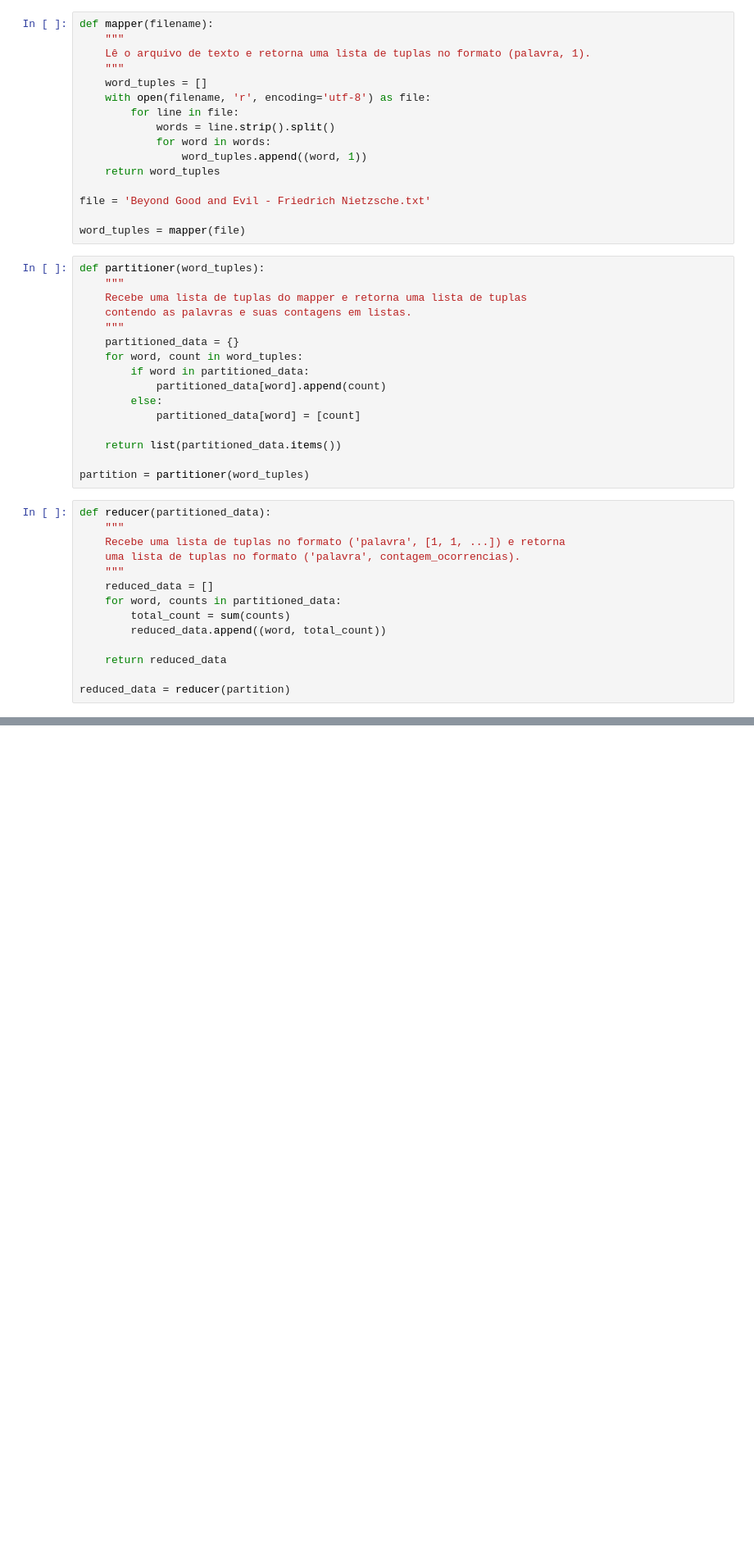
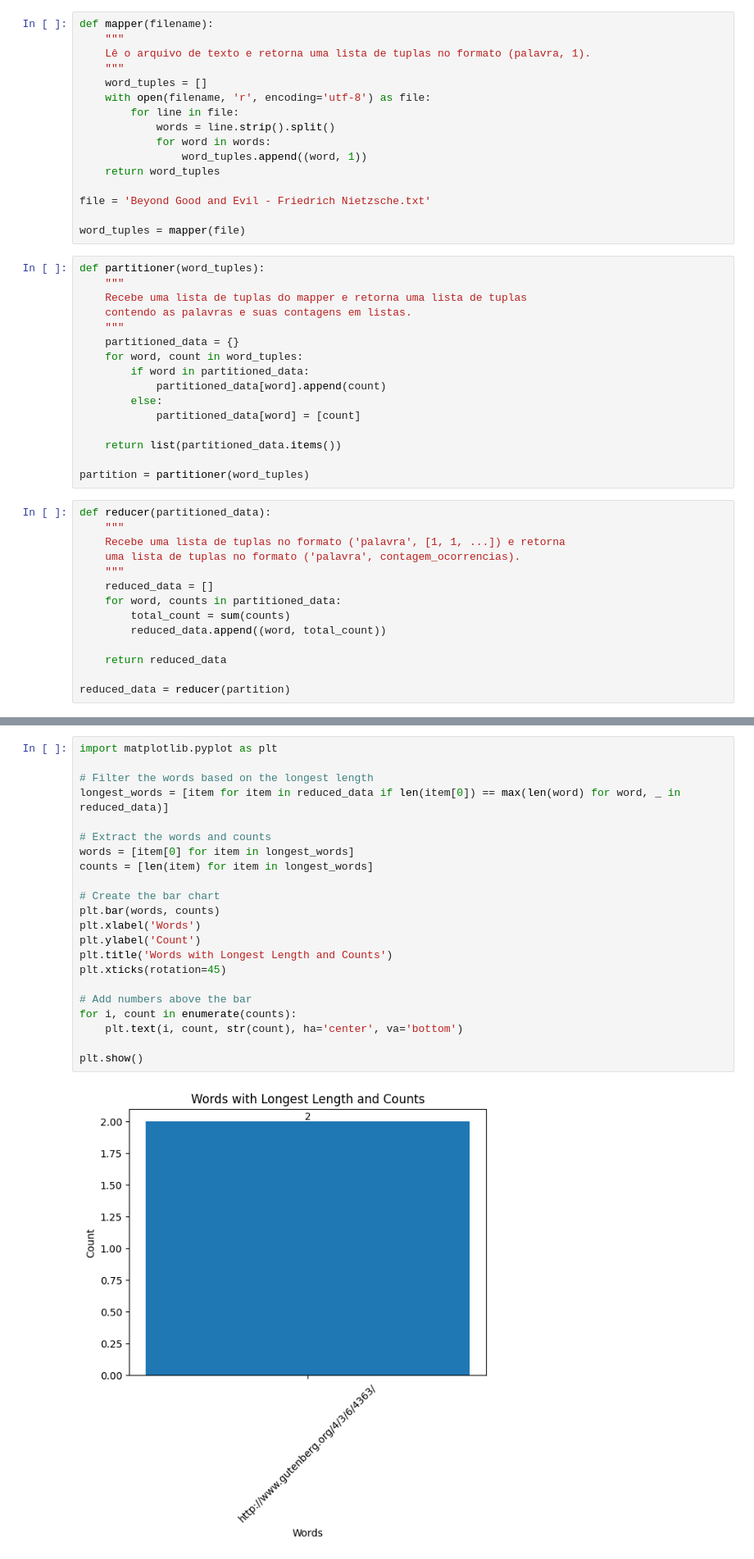
Before and after one commit to PatrickVieira1/map_reducer_python, a Jupyter notebook: map_reducer.ipynb, the cells around one changed output, grey strips where cells are left out. Shown at 82% size. Drawn from its saved outputs; the diff is of its cells as text; blank space fills up the shorter version.

```diff
--- a/map_reducer.ipynb
+++ b/map_reducer.ipynb
@@ -64,0 +71,24 @@ reduced_data[:15]
+# %%
+import matplotlib.pyplot as plt
+
+# Filter the words based on the longest length
+longest_words = [item for item in reduced_data if len(item[0]) == max(len(word) for word, _ in reduced_data)]
+
+# Extract the words and counts
+words = [item[0] for item in longest_words]
+counts = [len(item) for item in longest_words]
+
+# Create the bar chart
+plt.bar(words, counts)
+plt.xlabel('Words')
+plt.ylabel('Count')
+plt.title('Words with Longest Length and Counts')
+plt.xticks(rotation=45)
+
+# Add numbers above the bar
+for i, count in enumerate(counts):
+    plt.text(i, count, str(count), ha='center', va='bottom')
+
+plt.show()
+# %% [output]
+[figure, added]
```
Also changed, not shown: parts of 2 cells of this notebook.
